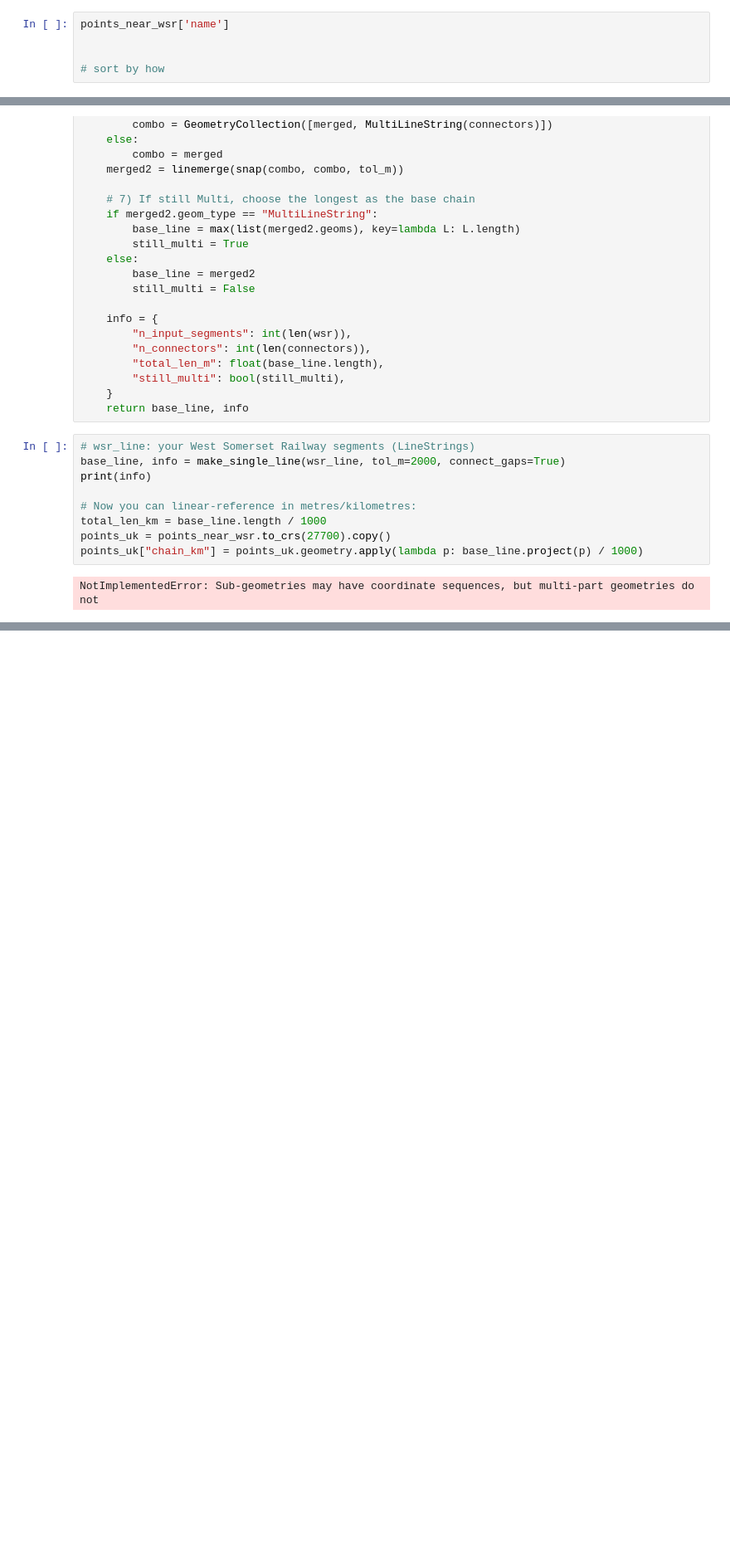
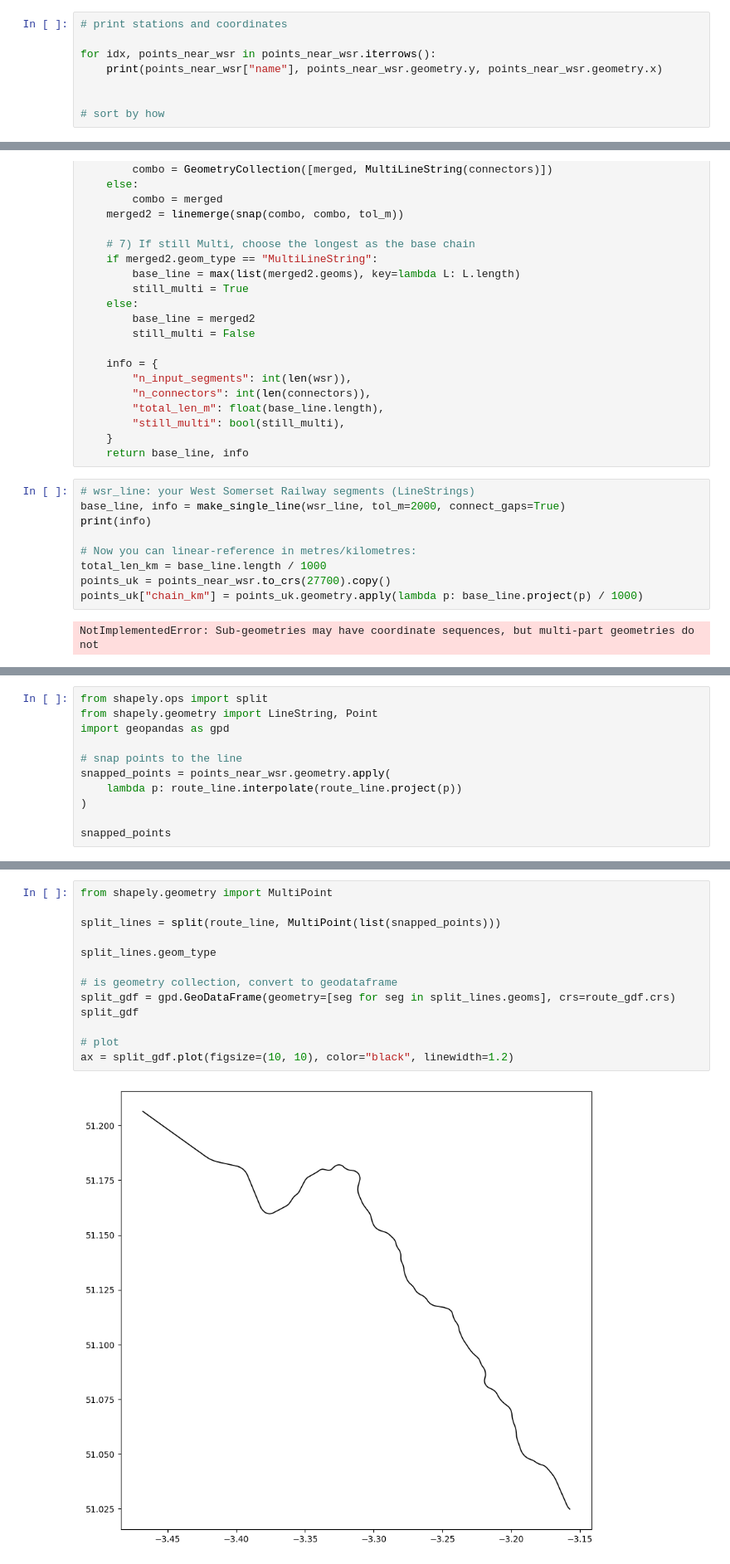
Before and after one commit to dr-harper/west_somerset_railway, a Jupyter notebook: route_data/overpass_data_processing.ipynb, the cells around one changed output, grey strips where cells are left out. Shown at 83% size. Saved outputs shown, nothing was run; the diff lists cells and outputs as text; blank space fills up the shorter version.

```diff
--- a/route_data/overpass_data_processing.ipynb
+++ b/route_data/overpass_data_processing.ipynb
@@ -66,7 +82,10 @@ wsr_line_unary
 # %%
 # okay find how long each point is along the line
 # %%
-points_near_wsr['name']
+# print stations and coordinates
+
+for idx, points_near_wsr in points_near_wsr.iterrows():
+    print(points_near_wsr["name"], points_near_wsr.geometry.y, points_near_wsr.geometry.x)
 
 
 # sort by how
@@ -315,0 +379,11 @@ NotImplementedError: Sub-geometries may have coordinate sequences, but multi-par
+# %%
+from shapely.ops import split
+from shapely.geometry import LineString, Point
+import geopandas as gpd
+
+# snap points to the line
+snapped_points = points_near_wsr.geometry.apply(
+    lambda p: route_line.interpolate(route_line.project(p))
+)
+
+snapped_points
@@ -315,0 +403,15 @@ NotImplementedError: Sub-geometries may have coordinate sequences, but multi-par
+# %%
+from shapely.geometry import MultiPoint
+
+split_lines = split(route_line, MultiPoint(list(snapped_points)))
+
+split_lines.geom_type
+
+# is geometry collection, convert to geodataframe
+split_gdf = gpd.GeoDataFrame(geometry=[seg for seg in split_lines.geoms], crs=route_gdf.crs)
+split_gdf
+
+# plot
+ax = split_gdf.plot(figsize=(10, 10), color="black", linewidth=1.2)
+# %% [output]
+[figure, added]
```
Also changed, not shown: parts of 6 cells of this notebook, 1 other file.
